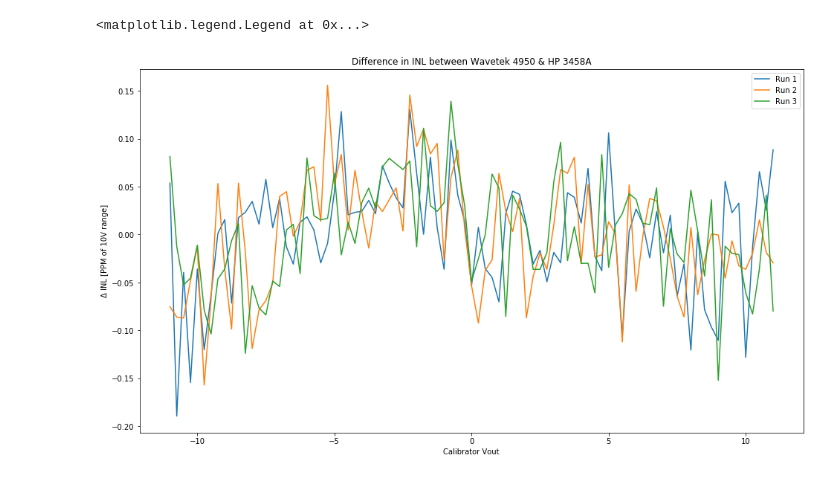
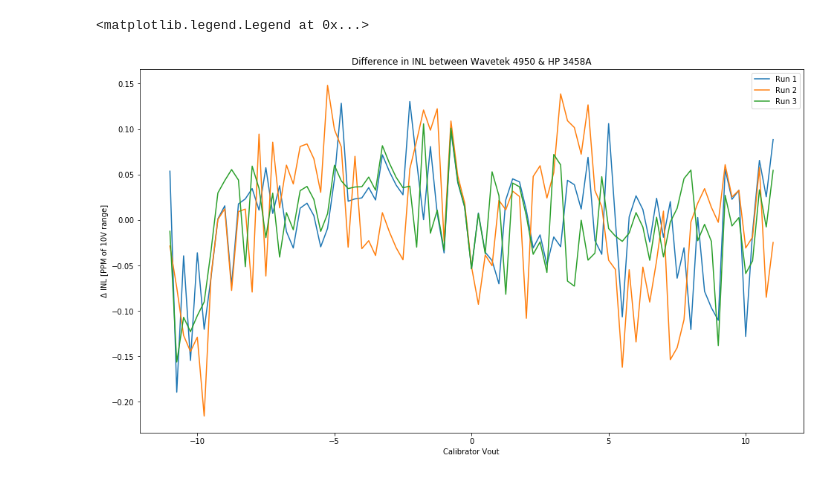
Before and after one commit to marcoreps/datron_wavetek_4950, a Jupyter notebook: csv/4950_vs_3458A_INL.ipynb, the cells around one changed output. Drawn from its saved outputs; the diff is of its cells as text; code cells hidden in the pictures.

```diff
--- a/csv/4950_vs_3458A_INL.ipynb
+++ b/csv/4950_vs_3458A_INL.ipynb
@@ -28,33 +28,33 @@ HP3458A = [row[1] for row in arra]
 W4950 = [row[3] for row in arra]
 
 bestfit_A = bestfit(F5700A, HP3458A)
 bestfit_W = bestfit(F5700A, W4950)
 
 A_vs_W = [bestfit_A[x]-bestfit_W[x] for x in range(len(bestfit_A))]
 axa.plot(F5700A, A_vs_W, label='Run 1')
 
 
 arra=np.genfromtxt('https://raw.githubusercontent.com/marcoreps/datron_wavetek_4950/main/csv/20230901-023748_REPS5700A_3458A_3458B_4950_INL.csv',delimiter=',',skip_header=5)
 F5700A = [row[0] for row in arra]
-HP3458A = [row[1] for row in arra]
+KS3458A = [row[2] for row in arra]
 W4950 = [row[3] for row in arra]
 bestfit_A = bestfit(F5700A, HP3458A)
 bestfit_W = bestfit(F5700A, W4950)
 A_vs_W = [bestfit_A[x]-bestfit_W[x] for x in range(len(bestfit_A))]
 axa.plot(F5700A, A_vs_W, label='Run 2')
 
 arra=np.genfromtxt('https://raw.githubusercontent.com/marcoreps/datron_wavetek_4950/main/csv/20230901-064737_REPS5700A_3458A_3458B_4950_INL.csv',delimiter=',',skip_header=5)
 F5700A = [row[0] for row in arra]
-HP3458A = [row[1] for row in arra]
+KS3458A = [row[2] for row in arra]
 W4950 = [row[3] for row in arra]
 bestfit_A = bestfit(F5700A, HP3458A)
 bestfit_W = bestfit(F5700A, W4950)
 A_vs_W = [bestfit_A[x]-bestfit_W[x] for x in range(len(bestfit_A))]
 axa.plot(F5700A, A_vs_W, label='Run 3')
 
 
 
 axa.legend()
 # %% [output]
 <matplotlib.legend.Legend at 0x...>
-[figure, old version]
+[figure, new version]
```
